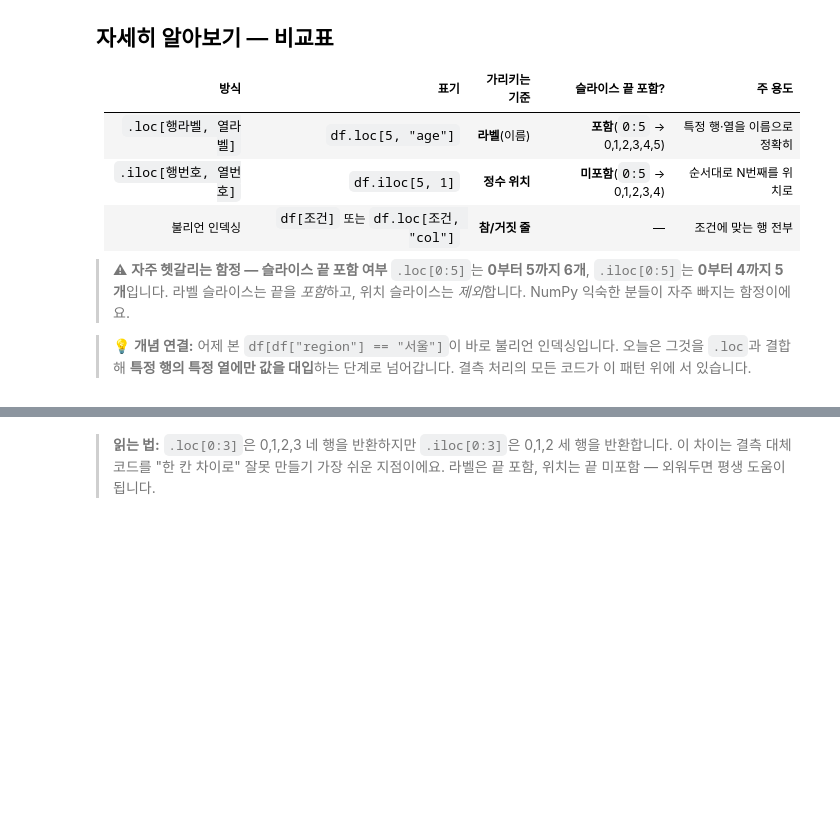
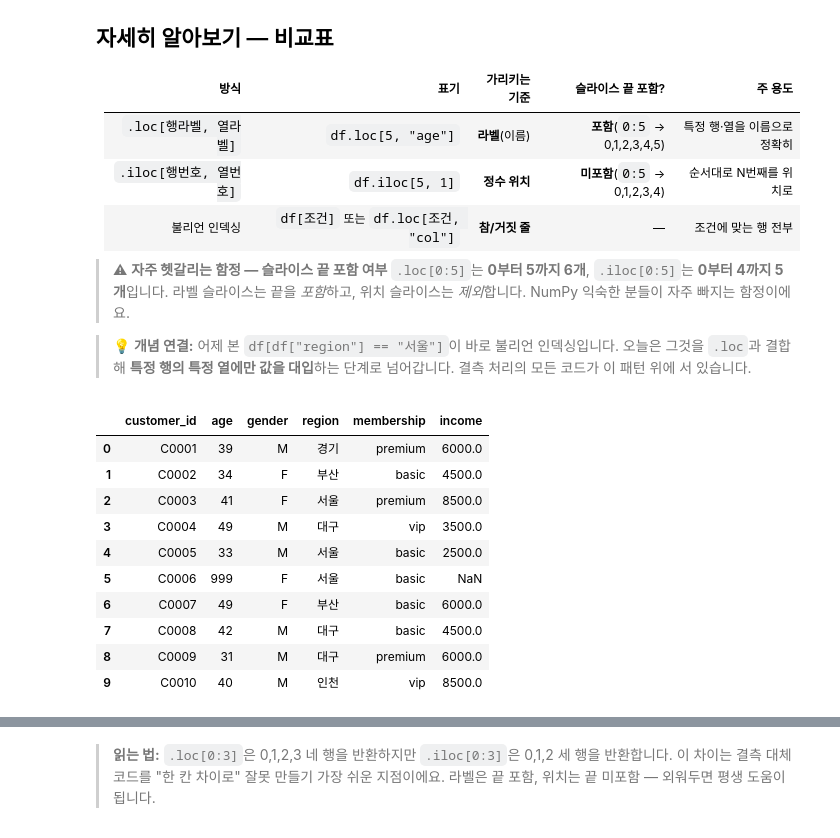
Before and after one commit to dowxy589-sudo/DI-2, a Jupyter notebook: LMS/결측치에도 이유가 있다.ipynb, the cells around one changed output, grey strips where cells are left out. Saved outputs shown, nothing was run; the diff lists cells and outputs as text; code cells hidden in the pictures; blank space fills up the shorter version.

```diff
--- a/LMS/결측치에도 이유가 있다.ipynb
+++ b/LMS/결측치에도 이유가 있다.ipynb
@@ -249,6 +275,20 @@ pandas에는 행·열을 가리키는 세 가지 방식이 있습니다. 우체
 > `.loc[0:5]`는 **0부터 5까지 6개**, `.iloc[0:5]`는 **0부터 4까지 5개**입니다. 라벨 슬라이스는 끝을 *포함*하고, 위치 슬라이스는 *제외*합니다. NumPy 익숙한 분들이 자주 빠지는 함정이에요.
 
 > 💡 **개념 연결:** 어제 본 `df[df["region"] == "서울"]`이 바로 불리언 인덱싱입니다. 오늘은 그것을 `.loc`과 결합해 **특정 행의 특정 열에만 값을 대입**하는 단계로 넘어갑니다. 결측 처리의 모든 코드가 이 패턴 위에 서 있습니다.
+# %%
+display(customers.head(10))
+# %% [output]
+|  | customer_id | age | gender | region | membership | income |
+| 0 | C0001 | 39 | M | 경기 | premium | 6000.0 |
+| 1 | C0002 | 34 | F | 부산 | basic | 4500.0 |
+| 2 | C0003 | 41 | F | 서울 | premium | 8500.0 |
+| 3 | C0004 | 49 | M | 대구 | vip | 3500.0 |
+| 4 | C0005 | 33 | M | 서울 | basic | 2500.0 |
+| 5 | C0006 | 999 | F | 서울 | basic | NaN |
+| 6 | C0007 | 49 | F | 부산 | basic | 6000.0 |
+| 7 | C0008 | 42 | M | 대구 | basic | 4500.0 |
+| 8 | C0009 | 31 | M | 대구 | premium | 6000.0 |
+| 9 | C0010 | 40 | M | 인천 | vip | 8500.0 |
 # %%
 # 예제: .loc — 라벨(이름)로 가리키기
 # customers의 인덱스는 0,1,2,... 정수이지만 '라벨'로 취급됩니다.
```
Also changed, not shown: parts of 42 cells of this notebook, 10 other files.
